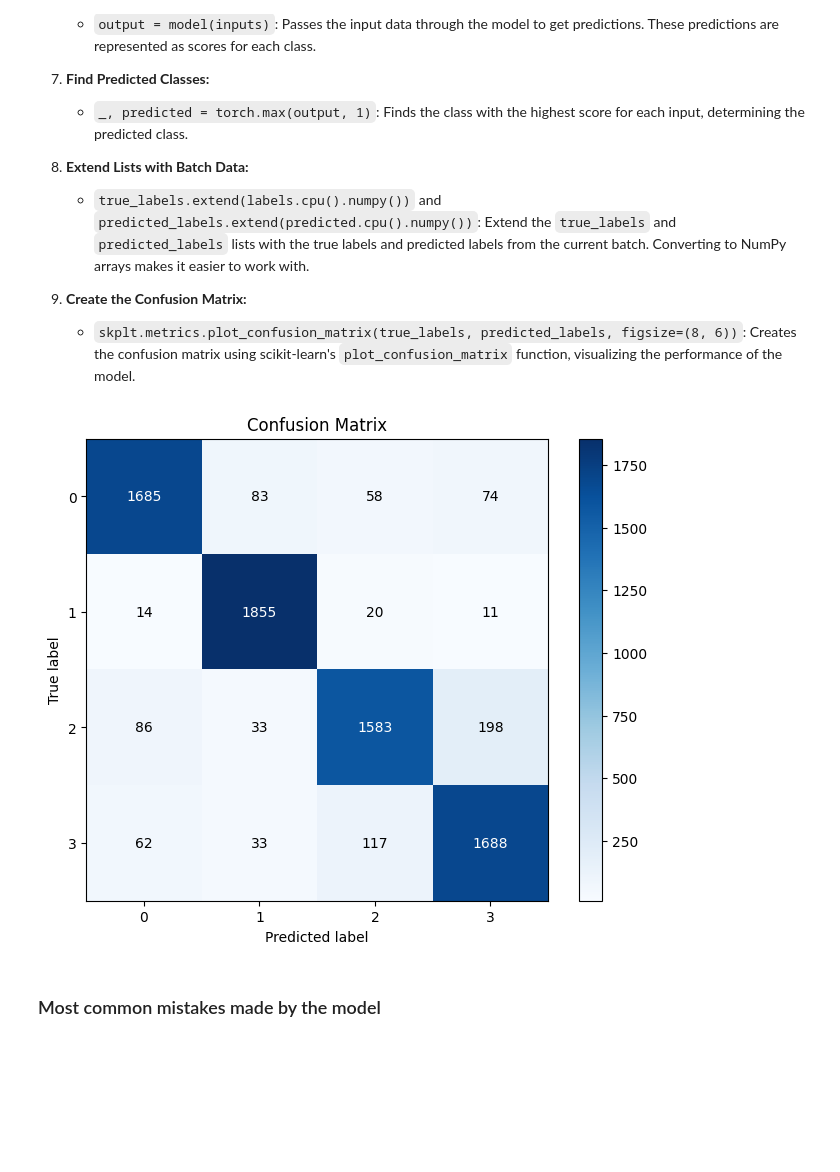
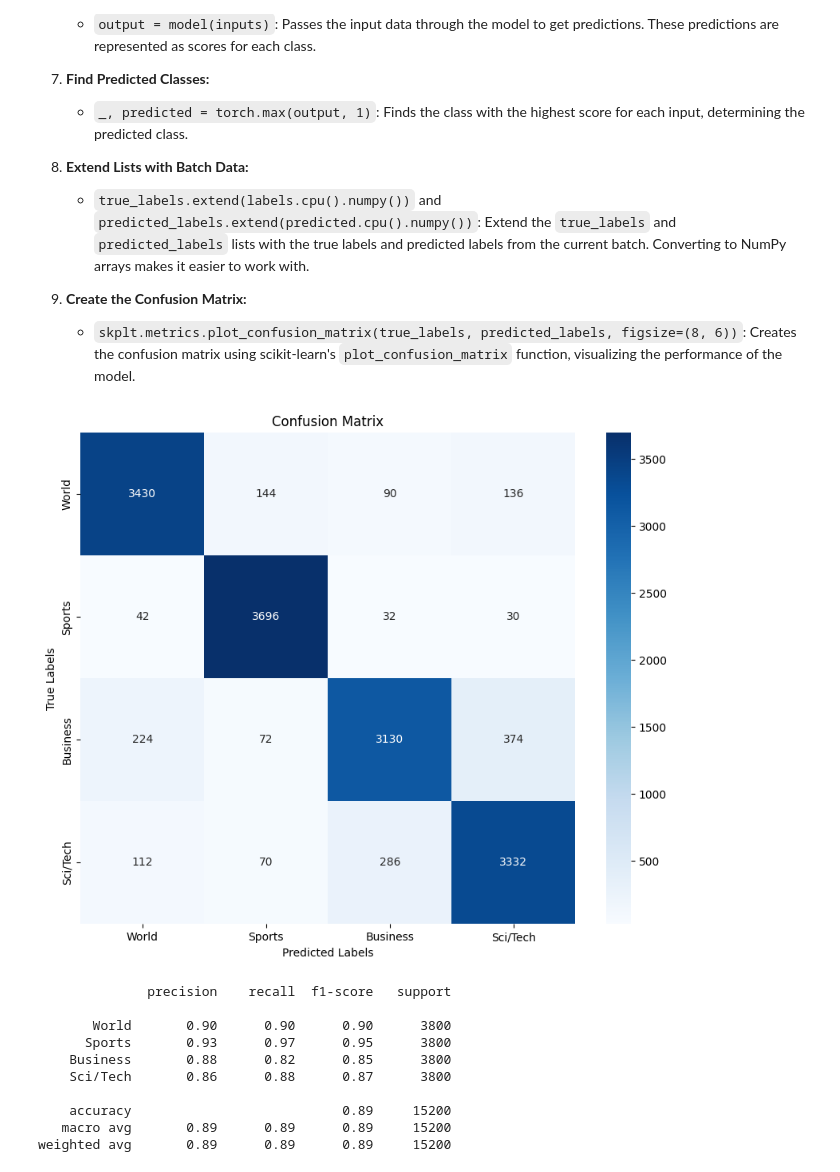
Before and after one commit to aarmentamna/machine_learning_advance, a Jupyter notebook: TC5033_Activity3b_42.ipynb, the cells around one changed output. Cells and saved outputs as stored; diff of their text form; code cells hidden in the pictures; blank space fills up the shorter version.

```diff
--- a/TC5033_Activity3b_42.ipynb
+++ b/TC5033_Activity3b_42.ipynb
@@ -147,7 +166,14 @@ import gc # Import the 'gc' (garbage collector) module for memory management and
 # %%
-# Check if a CUDA-compatible GPU is available; if yes, use CUDA, otherwise, use CPU
-device = torch.device("cuda" if torch.cuda.is_available() else "cpu")
-
-# Print the selected device (CUDA or CPU)
+# Check if a CUDA-compatible GPU is available; if yes, use CUDA, otherwise, use MPS or CPU
+# Check for Nvidia GPU first
+if torch.cuda.is_available():
+    device = torch.device('cuda')
+else:
+    try:
+        # Check for existance of Mac M Series GPU
+        device = torch.device('mps')
+    except:
+        # Default computation device -> CPU
+        device = torch.device('cpu')
 print(device)
 # %% [output]
@@ -617,7 +626,0 @@ def create_confusion_matrix(model, data_loader):
-# %%
-# Call the create_confusion_matrix function on your test_loader
-confusion_matrix = create_confusion_matrix(rnn_model, test_loader)
-# %% [output]
-[figure, removed]
-# %% [markdown]
-### Most common mistakes made by the model
@@ -623,0 +694,14 @@ confusion_matrix = create_confusion_matrix(rnn_model, test_loader)
+# %%
+create_confusion_matrix_metrics(rnn_model, test_loader, labels, device);
+# %% [output]
+[figure, added]
+              precision    recall  f1-score   support
+
+       World       0.90      0.90      0.90      3800
+      Sports       0.93      0.97      0.95      3800
+    Business       0.88      0.82      0.85      3800
+    Sci/Tech       0.86      0.88      0.87      3800
+
+    accuracy                           0.89     15200
+   macro avg       0.89      0.89      0.89     15200
+weighted avg       0.89      0.89      0.89     15200
```
Also changed, not shown: parts of 18 cells of this notebook.
